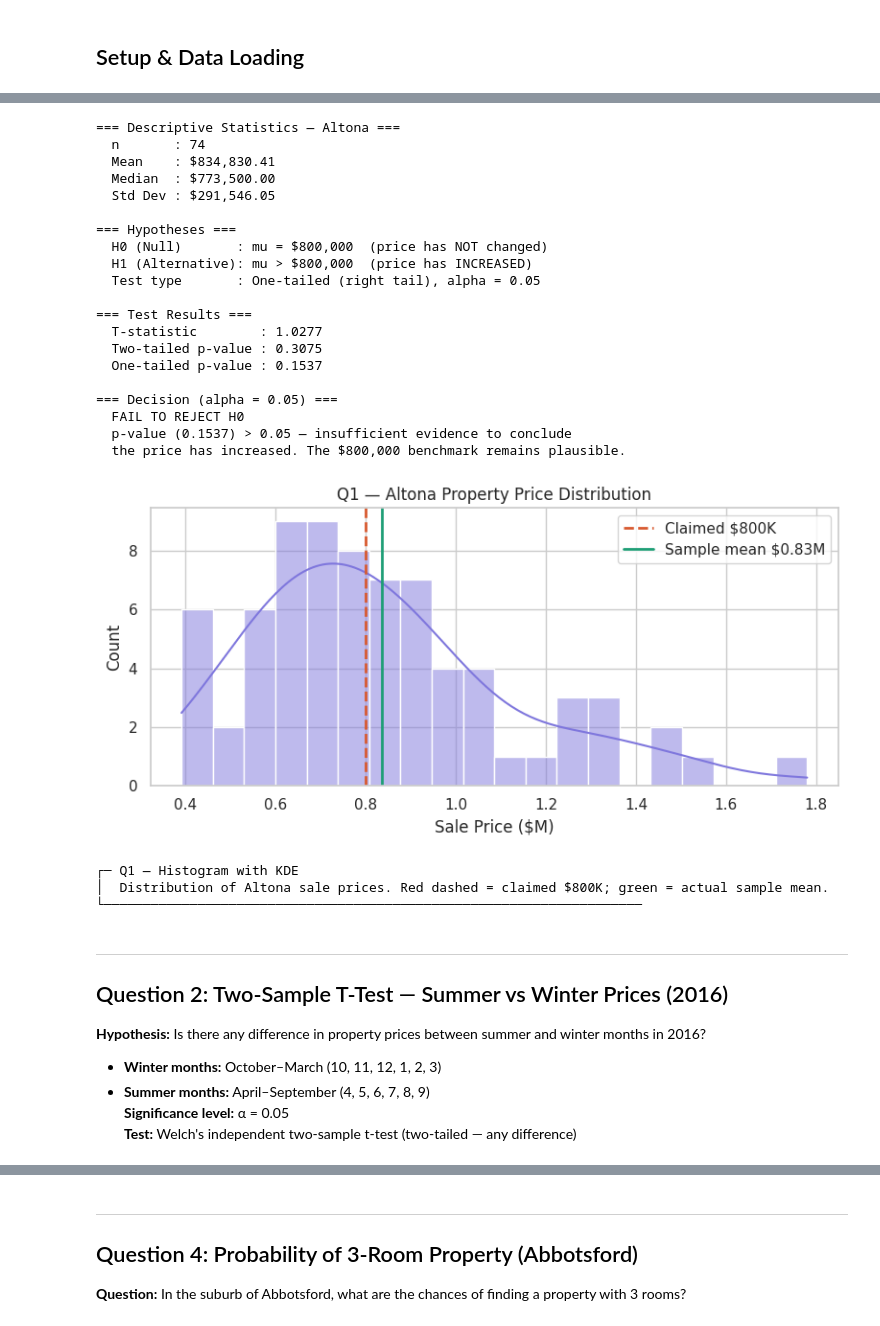
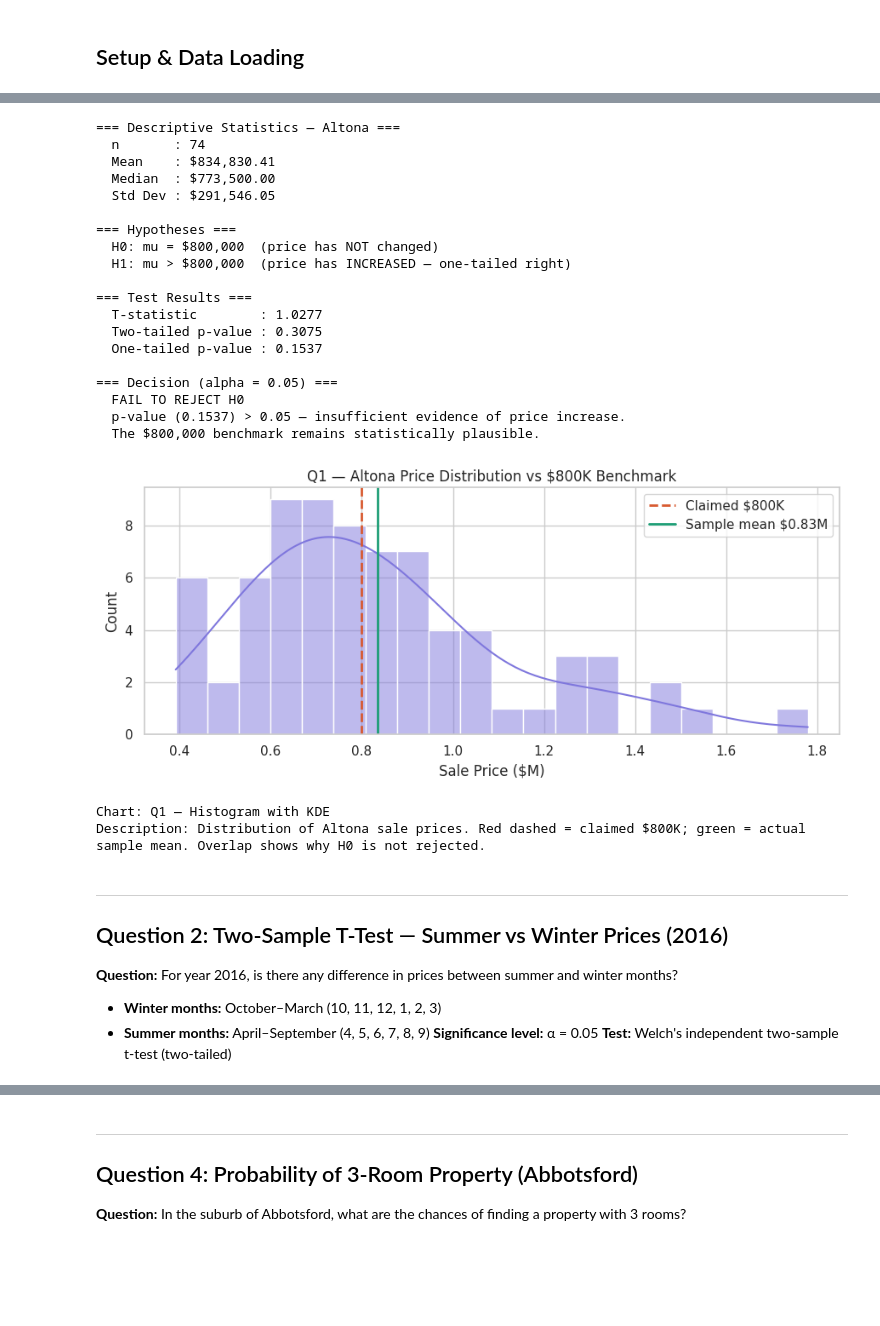
Before and after one commit to manidixit16/Assignment-statistics-decision-making, a Jupyter notebook: notebooks/Mani_Dixit_CPDA_B3.ipynb, the cells around one changed output, grey strips where cells are left out. Drawn from its saved outputs; the diff is of its cells as text; code cells hidden in the pictures; blank space fills up the shorter version.

Commit message:
Initial commit: Statistics for Decision Making

```diff
--- a/notebooks/Mani_Dixit_CPDA_B3.ipynb
+++ b/notebooks/Mani_Dixit_CPDA_B3.ipynb
@@ -77,5 +46,4 @@ print("└───────────────────────
 # %%
-# ── Filter Altona ──────────────────────────────────────────────────────
 altona = df[df['Suburb'] == 'Altona']['Price'].dropna()
 
 print("=== Descriptive Statistics — Altona ===")
@@ -84,32 +52,27 @@ print(f"  Mean    : ${altona.mean():,.2f}")
 print(f"  Median  : ${altona.median():,.2f}")
 print(f"  Std Dev : ${altona.std():,.2f}")
 
-# ── Hypotheses ─────────────────────────────────────────────────────────
 mu_0 = 800_000
 print("\n=== Hypotheses ===")
-print("  H0 (Null)       : mu = $800,000  (price has NOT changed)")
-print("  H1 (Alternative): mu > $800,000  (price has INCREASED)")
-print("  Test type       : One-tailed (right tail), alpha = 0.05")
+print("  H0: mu = $800,000  (price has NOT changed)")
+print("  H1: mu > $800,000  (price has INCREASED — one-tailed right)")
 
-# ── Test ───────────────────────────────────────────────────────────────
 t_stat, p_two = ttest_1samp(altona, popmean=mu_0)
-p_one = p_two / 2   # divide by 2 for one-tailed right
+p_one = p_two / 2
 
 print("\n=== Test Results ===")
 print(f"  T-statistic        : {t_stat:.4f}")
 print(f"  Two-tailed p-value : {p_two:.4f}")
 print(f"  One-tailed p-value : {p_one:.4f}")
 
-# ── Decision ───────────────────────────────────────────────────────────
 print("\n=== Decision (alpha = 0.05) ===")
 if p_one < 0.05 and t_stat > 0:
     print("  REJECT H0")
-    print("  Conclusion: There is statistically significant evidence that")
-    print("  the typical Altona property price has INCREASED above $800,000.")
+    print("  Conclusion: Significant evidence that Altona prices have INCREASED above $800,000.")
 else:
     print("  FAIL TO REJECT H0")
-    print(f"  p-value ({p_one:.4f}) > 0.05 — insufficient evidence to conclude")
-    print("  the price has increased. The $800,000 benchmark remains plausible.")
+    print(f"  p-value ({p_one:.4f}) > 0.05 — insufficient evidence of price increase.")
+    print("  The $800,000 benchmark remains statistically plausible.")
 # %% [output]
 === Descriptive Statistics — Altona ===
   n       : 74
@@ -118,9 +81,8 @@ else:
   Std Dev : $291,546.05
 
 === Hypotheses ===
-  H0 (Null)       : mu = $800,000  (price has NOT changed)
-  H1 (Alternative): mu > $800,000  (price has INCREASED)
-  Test type       : One-tailed (right tail), alpha = 0.05
+  H0: mu = $800,000  (price has NOT changed)
+  H1: mu > $800,000  (price has INCREASED — one-tailed right)
 
 === Test Results ===
   T-statistic        : 1.0277
@@ -129,37 +91,34 @@ else:
 
 === Decision (alpha = 0.05) ===
   FAIL TO REJECT H0
-  p-value (0.1537) > 0.05 — insufficient evidence to conclude
-  the price has increased. The $800,000 benchmark remains plausible.
+  p-value (0.1537) > 0.05 — insufficient evidence of price increase.
+  The $800,000 benchmark remains statistically plausible.
 # %%
-fig, ax = plt.subplots(figsize=(8, 4))
+fig, ax = plt.subplots(figsize=(9, 4))
 data = altona / 1e6
 sns.histplot(data, bins=20, kde=True, ax=ax, color="#7F77DD")
-ax.axvline(0.8, color="#D85A30", linewidth=2, linestyle="--", label="Claimed $800K")
-ax.axvline(data.mean(), color="#1D9E75", linewidth=2, linestyle="-",
-           label=f"Sample mean ${data.mean():.2f}M")
+ax.axvline(0.8, color="#D85A30", lw=2, ls="--", label="Claimed $800K")
+ax.axvline(data.mean(), color="#1D9E75", lw=2, ls="-", label=f"Sample mean ${data.mean():.2f}M")
 ax.set_xlabel("Sale Price ($M)")
 ax.set_ylabel("Count")
-ax.set_title("Q1 — Altona Property Price Distribution")
+ax.set_title("Q1 — Altona Price Distribution vs $800K Benchmark")
 ax.legend()
 plt.tight_layout()
 plt.show()
 # %% [output]
-[figure, old version]
+[figure, new version]
 # %%
-print("┌─ Q1 — Histogram with KDE")
-print("│  Distribution of Altona sale prices. Red dashed = claimed $800K; green = actual sample mean.")
-print("└─────────────────────────────────────────────────────────────────────")
+print("Chart: Q1 — Histogram with KDE")
+print("Description: Distribution of Altona sale prices. Red dashed = claimed $800K; green = actual sample mean. Overlap shows why H0 is not rejected.")
 # %% [output]
-┌─ Q1 — Histogram with KDE
-│  Distribution of Altona sale prices. Red dashed = claimed $800K; green = actual sample mean.
-└─────────────────────────────────────────────────────────────────────
+Chart: Q1 — Histogram with KDE
+Description: Distribution of Altona sale prices. Red dashed = claimed $800K; green = actual sample mean. Overlap shows why H0 is not rejected.
 # %% [markdown]
 ---
 ## Question 2: Two-Sample T-Test — Summer vs Winter Prices (2016)
-**Hypothesis:** Is there any difference in property prices between summer and winter months in 2016?
+**Question:** For year 2016, is there any difference in prices between summer and winter months?
 - **Winter months:** October–March (10, 11, 12, 1, 2, 3)
 - **Summer months:** April–September (4, 5, 6, 7, 8, 9)
 **Significance level:** α = 0.05
-**Test:** Welch's independent two-sample t-test (two-tailed — any difference)
+**Test:** Welch's independent two-sample t-test (two-tailed)
 # %%
```
Also changed, not shown: parts of 53 cells of this notebook.
